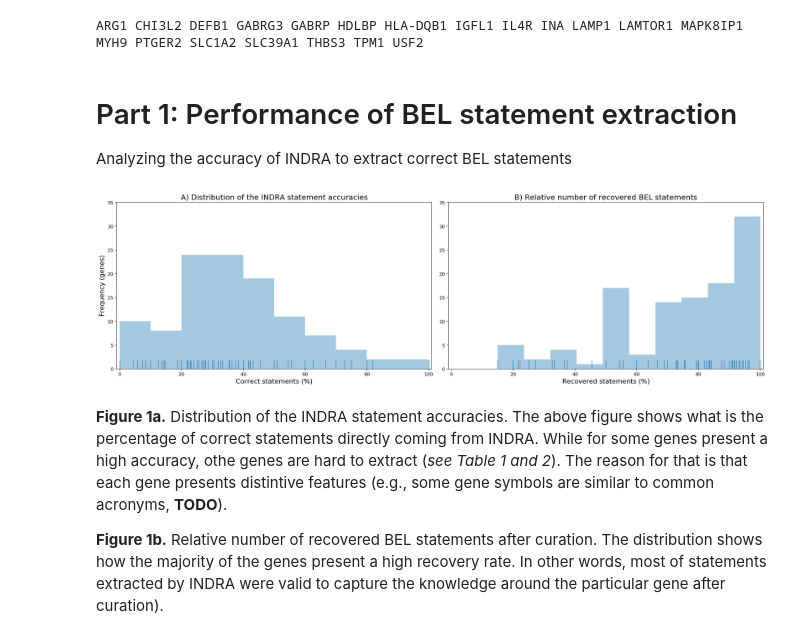
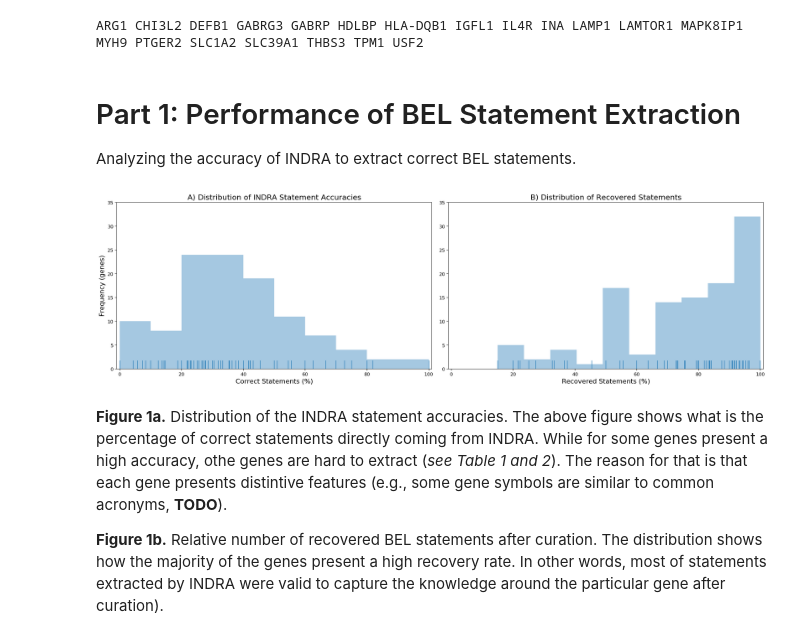
Before and after one commit to bel-enrichment/hbp-results, a Jupyter notebook: notebooks/INDRA Curation Notebook.ipynb, the cells around one changed output. Saved outputs shown, nothing was run; the diff lists cells and outputs as text; code cells hidden in the pictures.

```diff
--- a/notebooks/INDRA Curation Notebook.ipynb
+++ b/notebooks/INDRA Curation Notebook.ipynb
@@ -79,8 +79,9 @@ print(*sorted(set(time_df.index.values) - set(errors_df.index.values)))
 # %% [output]
 ARG1 CHI3L2 DEFB1 GABRG3 GABRP HDLBP HLA-DQB1 IGFL1 IL4R INA LAMP1 LAMTOR1 MAPK8IP1 MYH9 PTGER2 SLC1A2 SLC39A1 THBS3 TPM1 USF2
 # %% [markdown]
-# Part 1: Performance of BEL statement extraction
-Analyzing the accuracy of INDRA to extract correct BEL statements
+# Part 1: Performance of BEL Statement Extraction
+
+Analyzing the accuracy of INDRA to extract correct BEL statements.
 # %%
 # Correct statements identified by INDRA for each gene (correct / total curated)
 avg_corrected = {}
@@ -125,42 +126,42 @@ for gene_symbol, (correct, error, other_statement, modified, not_curated, total)
 fig = plt.figure(figsize=(30, 6), dpi=140)
 
 ax = fig.add_subplot(1, 3, 1)
-ax.set_title('A) Distribution of the INDRA statement accuracies', fontsize=16)
-ax.set_xlabel('Correct statements (%)', fontsize=14)
+ax.set_title('A) Distribution of INDRA Statement Accuracies', fontsize=16)
+ax.set_xlabel('Correct Statements (%)', fontsize=14)
 ax.set_ylabel('Frequency (genes)', fontsize=14)
 ax.set_xlim(-1, 101)
 ax.set_ylim(0, 35)
 
 sns.distplot(
     [
         value * 100
         for value in avg_corrected.values() # Normalize accuracies to 100%
     ],
     kde=False,
     rug=True,
     bins=10
 )
 
 ax = fig.add_subplot(1, 3, 2)
-ax.set_title('B) Relative number of recovered BEL statements', fontsize=16)
-ax.set_xlabel('Recovered statements (%)', fontsize=14)
+ax.set_title('B) Distribution of Recovered Statements', fontsize=16)
+ax.set_xlabel('Recovered Statements (%)', fontsize=14)
 ax.set_xlim(-1, 101)
 ax.set_ylim(0, 35)
 
 sns.distplot(
     [
         value * 100
         for value in avg_triplets_extracted.values() # Normalize statements extracted to 100%
     ],
     kde=False,
     rug=True,
     bins=10
 )
 
 plt.tight_layout()
 plt.show()
 # %% [output]
-[figure, old version]
+[figure, new version]
 # %% [markdown]
 __Figure 1a.__ Distribution of the INDRA statement accuracies. The above figure shows what is the percentage of correct statements directly coming from INDRA. While for some genes present a high accuracy, othe genes are hard to extract (*see Table 1 and 2*). The reason for that is that each gene presents distintive features (e.g., some gene symbols are similar to common acronyms, __TODO__).
 
```
Also changed, not shown: parts of 7 cells of this notebook, 1 other file.
